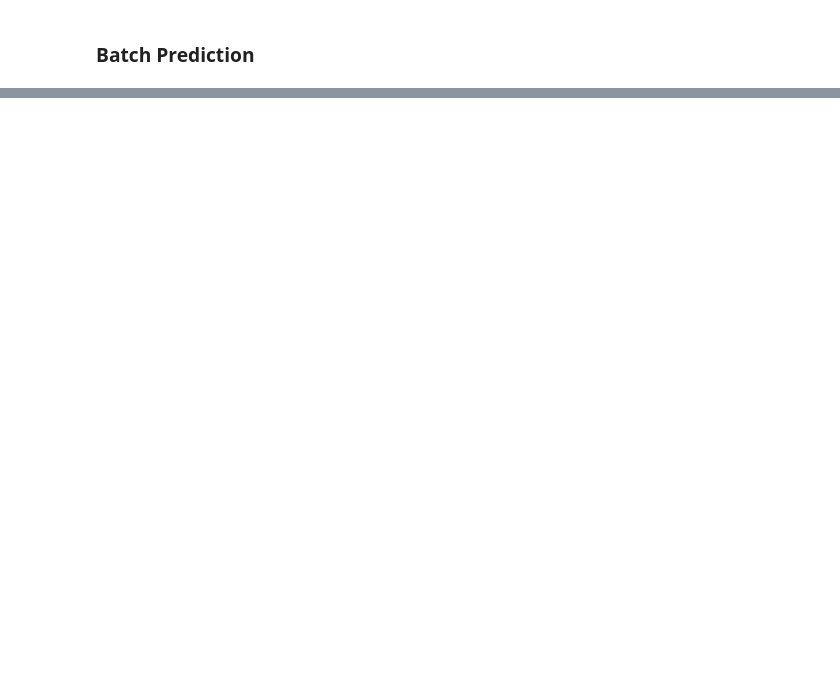
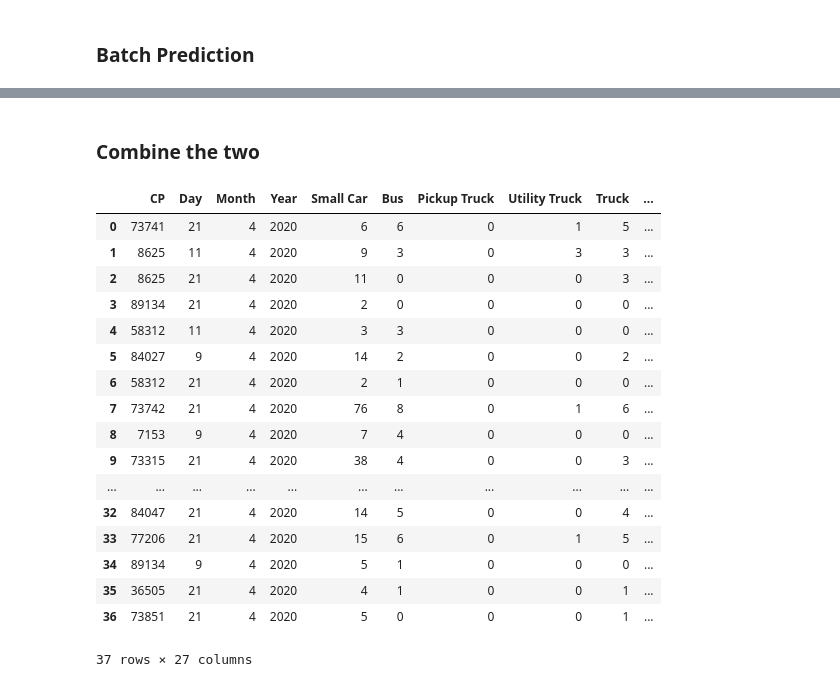
Before and after one commit to JakeRobertBaker/small-object-detection-benchmark, a Jupyter notebook: Full_Pipeline.ipynb, the cells around one changed output, grey strips where cells are left out. Saved outputs shown, nothing was run; the diff lists cells and outputs as text; code cells hidden in the pictures; blank space fills up the shorter version.

```diff
--- a/Full_Pipeline.ipynb
+++ b/Full_Pipeline.ipynb
@@ -146,0 +336,7 @@ visualize_object_predictions(
+# %%
+raw_counts = pd.read_csv("dft_traffic_counts_raw_counts.csv")
+AADF = pd.read_csv("dft_traffic_counts_aadf.csv")
+local_authority_traffic = pd.read_csv("local_authority_traffic.csv")
+# %%
+authority_names = local_authority_traffic[["local_authority_name", "local_authority_id"]]
+AADF = AADF.merge(authority_names, on='local_authority_id', how='left')
@@ -146,0 +364,4 @@ visualize_object_predictions(
+# %%
+AADF_ATC_2020_Warwickshire = AADF.loc[(AADF.year == 2020) & (AADF.estimation_method_detailed == 'Automatic counter') & (AADF.local_authority_name == "Warwickshire")]
+ATC_2020_Warwickshire = AADF_ATC_2020_Warwickshire.drop_duplicates().sort_values(by='road_name')[['count_point_id','cars_and_taxis', 'buses_and_coaches', 'lgvs', 'hgvs_2_rigid_axle', 'hgvs_3_rigid_axle','hgvs_4_or_more_rigid_axle','hgvs_3_or_4_articulated_axle','hgvs_5_articulated_axle','hgvs_6_articulated_axle','all_hgvs','all_motor_vehicles']]
+ATC_2020_Warwickshire.head()
@@ -146,0 +375,25 @@ visualize_object_predictions(
+# %% [markdown]
+### Combine the two
+# %%
+ATC_2020_Warwickshire_train = df.merge(ATC_2020_Warwickshire, left_on='CP', right_on='count_point_id', how='left')
+# %%
+ATC_2020_Warwickshire_train
+# %% [output]
+|  | CP | Day | Month | Year | Small Car | Bus | Pickup Truck | Utility Truck | Truck | ... |
+| 0 | 73741 | 21 | 4 | 2020 | 6 | 6 | 0 | 1 | 5 | ... |
+| 1 | 8625 | 11 | 4 | 2020 | 9 | 3 | 0 | 3 | 3 | ... |
+| 2 | 8625 | 21 | 4 | 2020 | 11 | 0 | 0 | 0 | 3 | ... |
+| 3 | 89134 | 21 | 4 | 2020 | 2 | 0 | 0 | 0 | 0 | ... |
+| 4 | 58312 | 11 | 4 | 2020 | 3 | 3 | 0 | 0 | 0 | ... |
+| 5 | 84027 | 9 | 4 | 2020 | 14 | 2 | 0 | 0 | 2 | ... |
+| 6 | 58312 | 21 | 4 | 2020 | 2 | 1 | 0 | 0 | 0 | ... |
+| 7 | 73742 | 21 | 4 | 2020 | 76 | 8 | 0 | 1 | 6 | ... |
+| 8 | 7153 | 9 | 4 | 2020 | 7 | 4 | 0 | 0 | 0 | ... |
+| 9 | 73315 | 21 | 4 | 2020 | 38 | 4 | 0 | 0 | 3 | ... |
+| ... | ... | ... | ... | ... | ... | ... | ... | ... | ... | ... |
+| 32 | 84047 | 21 | 4 | 2020 | 14 | 5 | 0 | 0 | 4 | ... |
+| 33 | 77206 | 21 | 4 | 2020 | 15 | 6 | 0 | 1 | 5 | ... |
+| 34 | 89134 | 9 | 4 | 2020 | 5 | 1 | 0 | 0 | 0 | ... |
+| 35 | 36505 | 21 | 4 | 2020 | 4 | 1 | 0 | 0 | 1 | ... |
+| 36 | 73851 | 21 | 4 | 2020 | 5 | 0 | 0 | 0 | 1 | ... |
+37 rows × 27 columns
```
Also changed, not shown: parts of 18 cells of this notebook, 1 other file.
